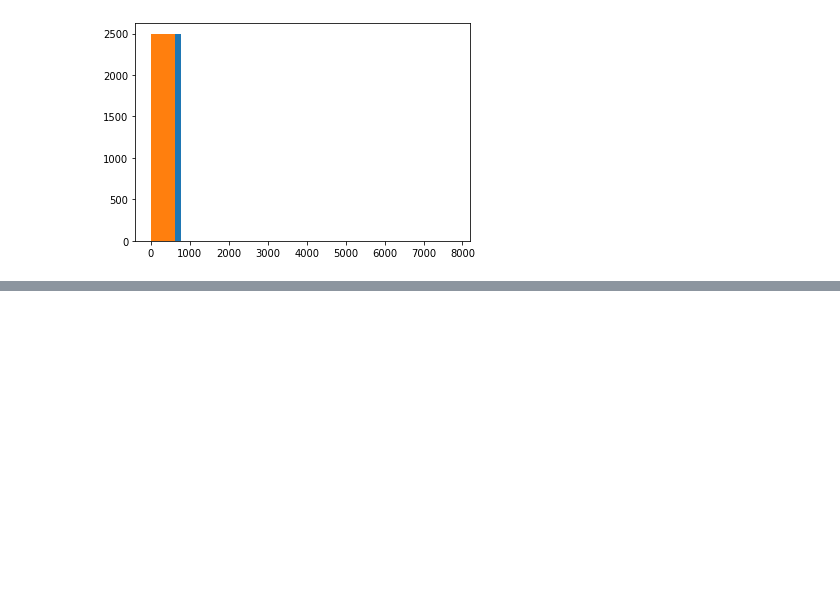
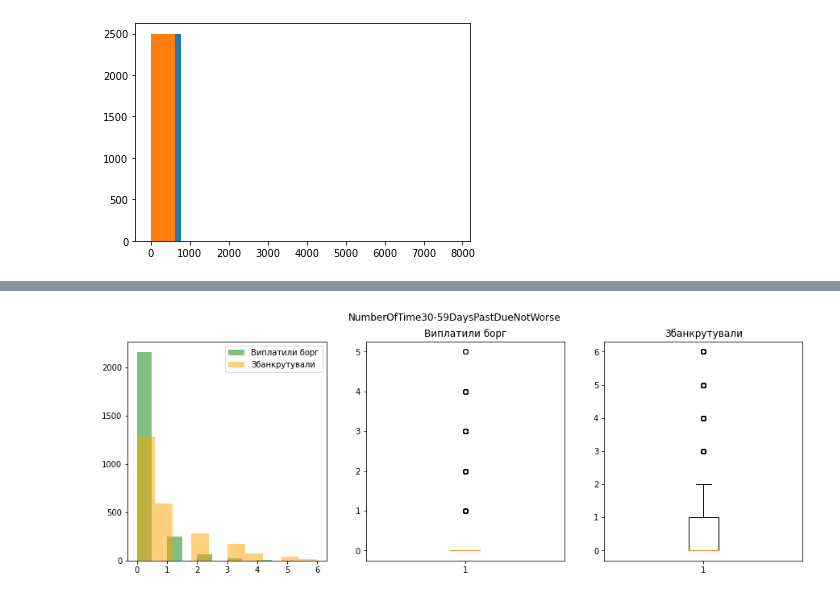
Before and after one commit to andriilitvynchuk/mtoi_coursework, a Jupyter notebook: notebooks/exploratory_analysis.ipynb, the cells around one changed output, grey strips where cells are left out. Cells and saved outputs as stored; diff of their text form; code cells hidden in the pictures; blank space fills up the shorter version.

```diff
--- a/notebooks/exploratory_analysis.ipynb
+++ b/notebooks/exploratory_analysis.ipynb
@@ -50,0 +68,4 @@ plot_graphics(data, "age", quantile=0.99)
+# %%
+plot_graphics(data, "NumberOfTime30-59DaysPastDueNotWorse", quantile=0.99)
+# %% [output]
+[figure, added]
```
Also changed, not shown: parts of 12 cells of this notebook, 2 other files.
